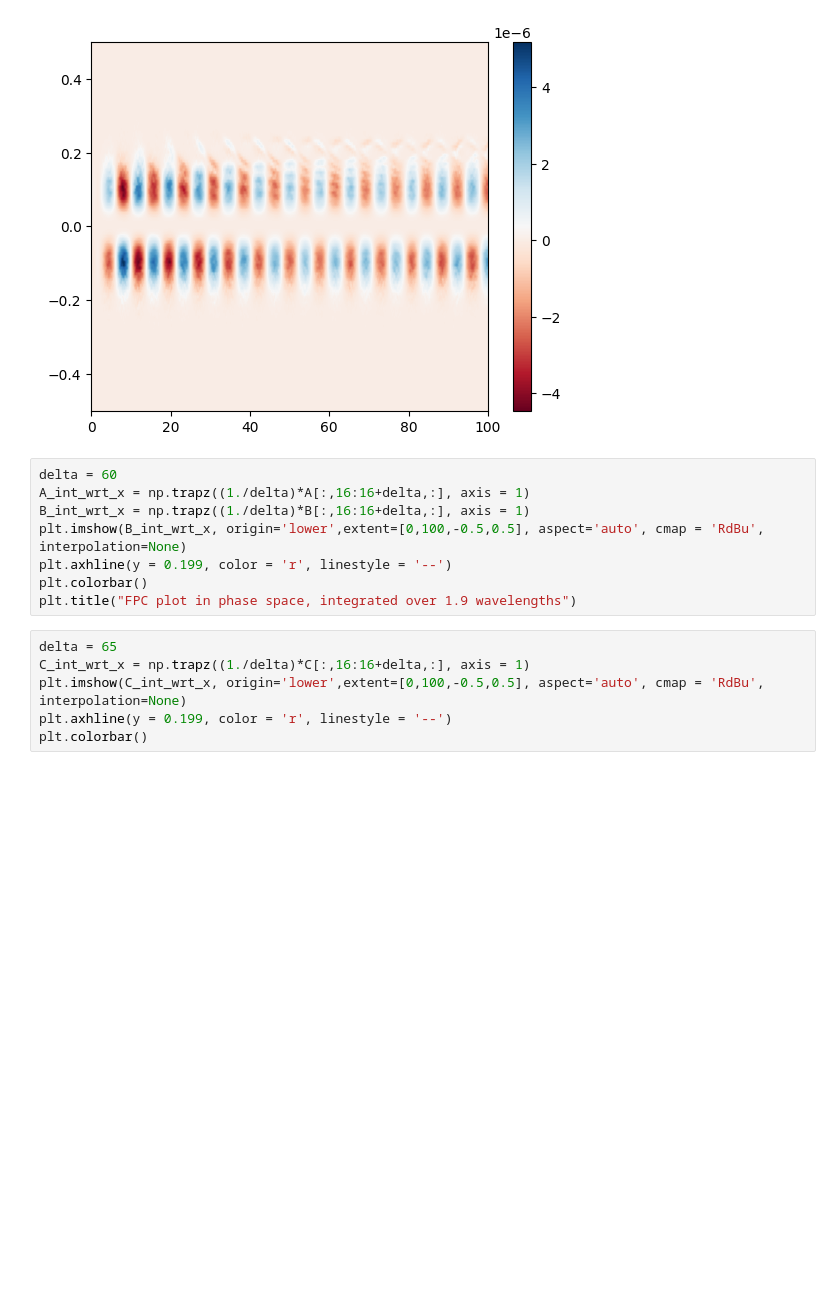
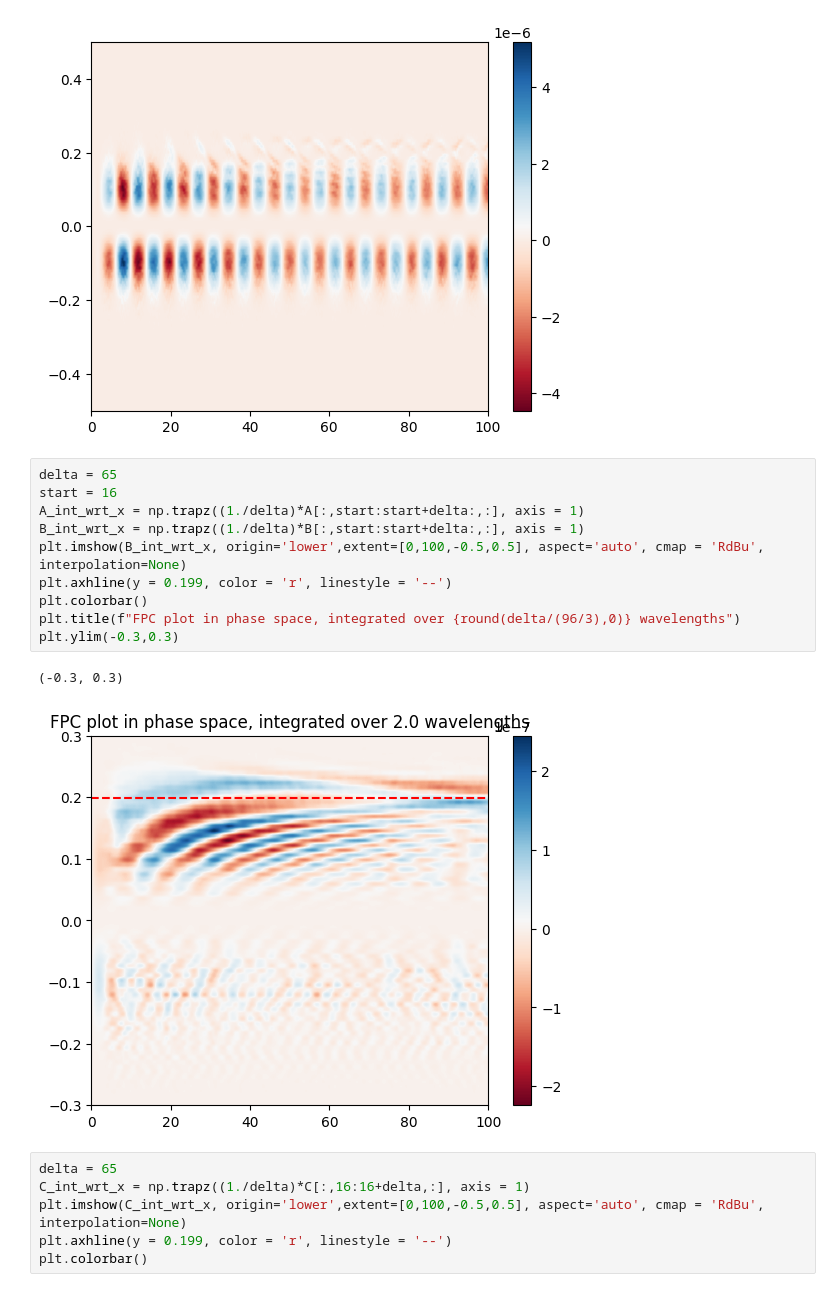
Before and after one commit to dschneidinger/222B_Landau_Damping_2024, a Jupyter notebook: 2-Landau_damping_in_PIC/EPW/kld-0.33_vth_0.055c_2x_amp/FPC-code-0.33_2x.ipynb, the cells around one changed output. Saved outputs shown, nothing was run; the diff lists cells and outputs as text; blank space fills up the shorter version.

```diff
--- a/2-Landau_damping_in_PIC/EPW/kld-0.33_vth_0.055c_2x_amp/FPC-code-0.33_2x.ipynb
+++ b/2-Landau_damping_in_PIC/EPW/kld-0.33_vth_0.055c_2x_amp/FPC-code-0.33_2x.ipynb
@@ -102,13 +103,18 @@ plt.colorbar()
 <matplotlib.colorbar.Colorbar at 0x...>
 [figure]
 # %%
-delta = 60
-A_int_wrt_x = np.trapz((1./delta)*A[:,16:16+delta,:], axis = 1)
-B_int_wrt_x = np.trapz((1./delta)*B[:,16:16+delta,:], axis = 1)
+delta = 65
+start = 16
+A_int_wrt_x = np.trapz((1./delta)*A[:,start:start+delta:,:], axis = 1)
+B_int_wrt_x = np.trapz((1./delta)*B[:,start:start+delta:,:], axis = 1)
 plt.imshow(B_int_wrt_x, origin='lower',extent=[0,100,-0.5,0.5], aspect='auto', cmap = 'RdBu', interpolation=None)
 plt.axhline(y = 0.199, color = 'r', linestyle = '--')
 plt.colorbar()
-plt.title("FPC plot in phase space, integrated over 1.9 wavelengths")
+plt.title(f"FPC plot in phase space, integrated over {round(delta/(96/3),0)} wavelengths")
+plt.ylim(-0.3,0.3)
+# %% [output]
+(-0.3, 0.3)
+[figure, added]
 # %%
 delta = 65
 C_int_wrt_x = np.trapz((1./delta)*C[:,16:16+delta,:], axis = 1)
```
Also changed, not shown: parts of 2 cells of this notebook, 1 other file.
